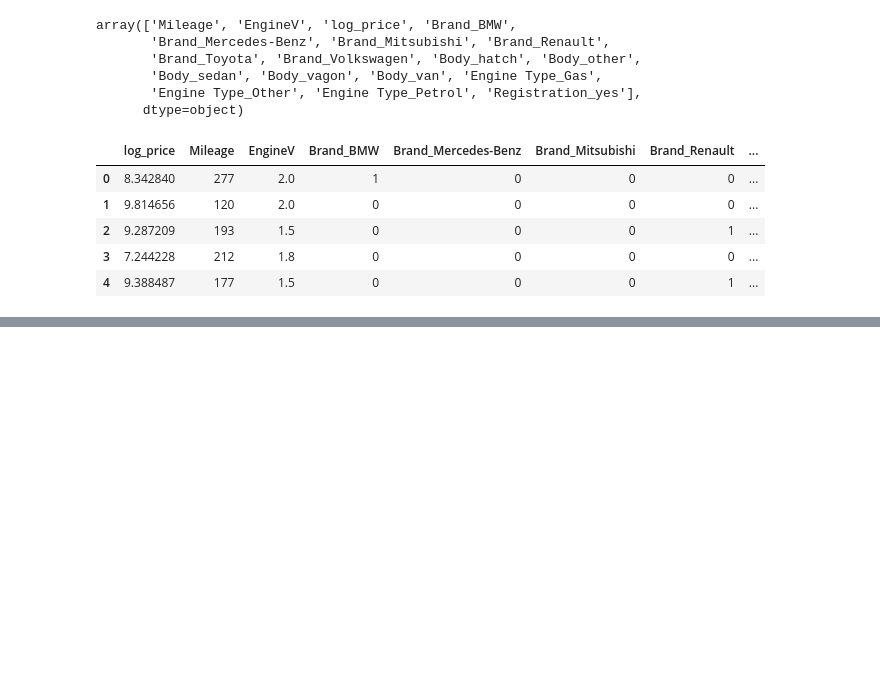
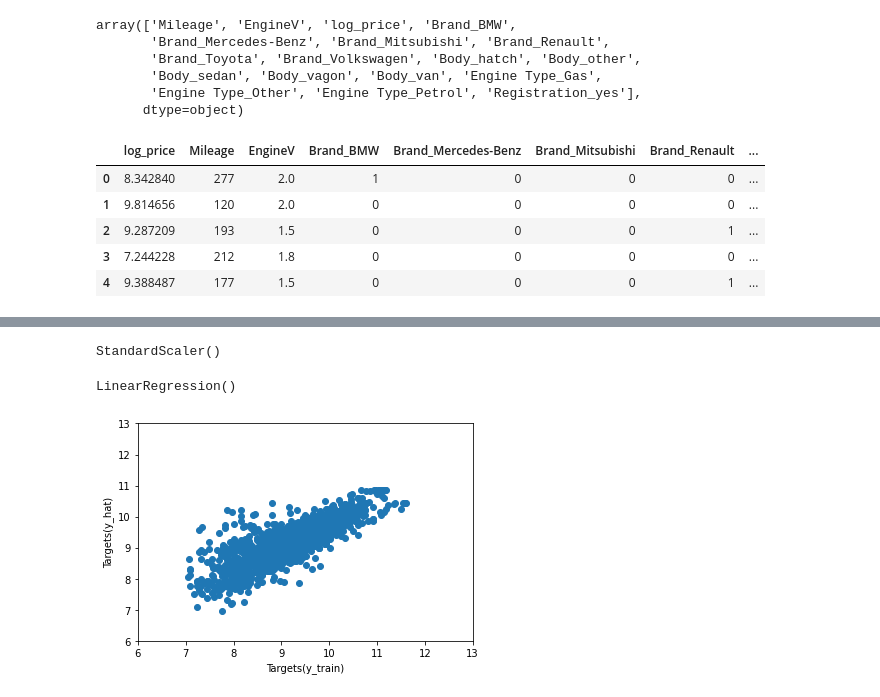
Before and after one commit to yamlakyam/ML-Sklean, a Jupyter notebook: Linear Regression.ipynb, the cells around one changed output, grey strips where cells are left out. Cells and saved outputs as stored; diff of their text form; code cells hidden in the pictures; blank space fills up the shorter version.

Commit message:
linear regression model fitted

```diff
--- a/Linear Regression.ipynb
+++ b/Linear Regression.ipynb
@@ -300,0 +307,9 @@ data_preprocessed.head()
+# %%
+from sklearn.preprocessing import StandardScaler
+
+scalar = StandardScaler()
+scalar.fit(inputs)
+# %% [output]
+StandardScaler()
+# %%
+inputs_scaled = scalar.transform(inputs)
@@ -300,0 +318,20 @@ data_preprocessed.head()
+# %%
+from sklearn.model_selection import train_test_split
+
+x_train, x_test, y_train, y_test = train_test_split(inputs_scaled,targets, test_size=0.2, random_state=42)
+# %%
+reg = LinearRegression()
+reg.fit(x_train, y_train)
+# %% [output]
+LinearRegression()
+# %%
+y_hat = reg.predict(x_train)
+# %%
+plt.scatter(y_train,y_hat)
+plt.xlabel('Targets(y_train)', size=10)
+plt.ylabel('Targets(y_hat)', size=10)
+plt.xlim(6,13)
+plt.ylim(6,13)
+plt.show()
+# %% [output]
+[figure, added]
```
Also changed, not shown: parts of 10 cells of this notebook.
